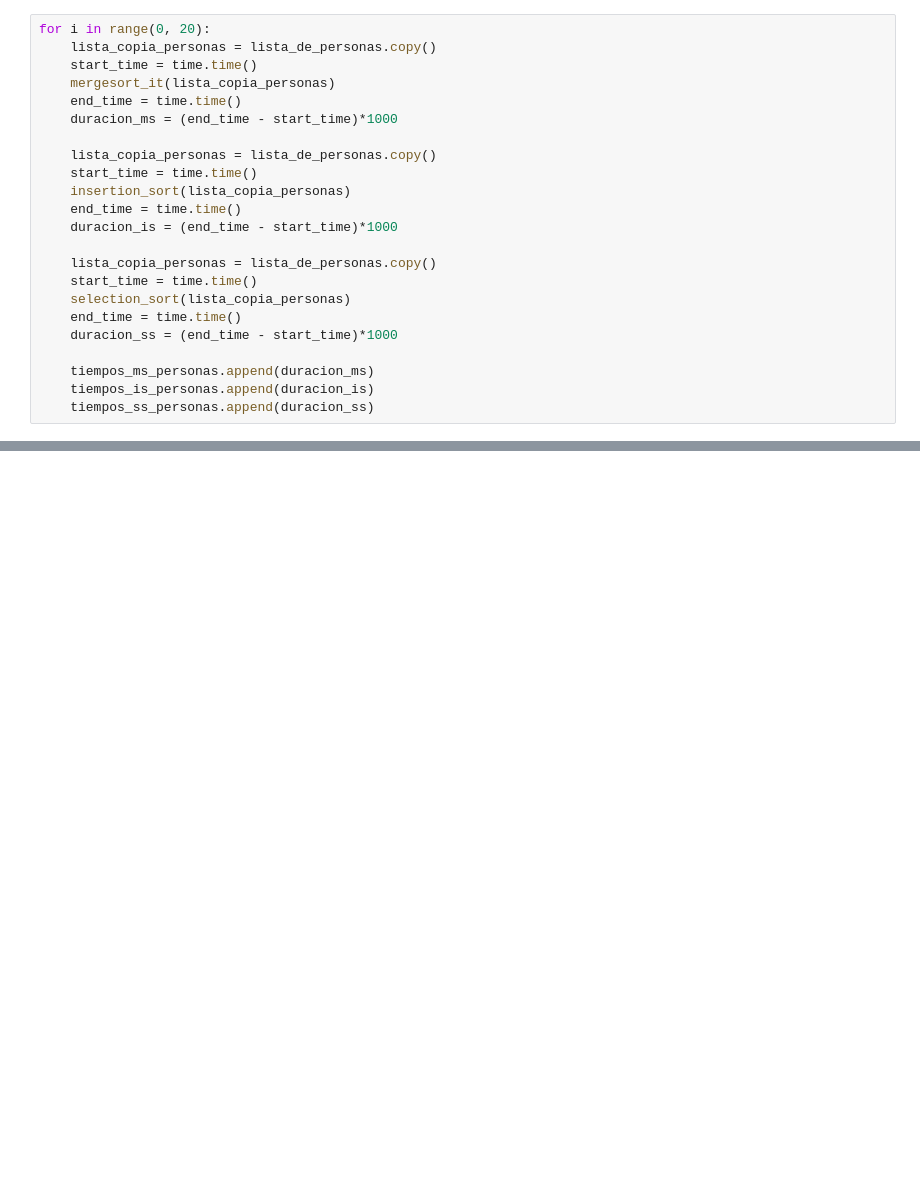
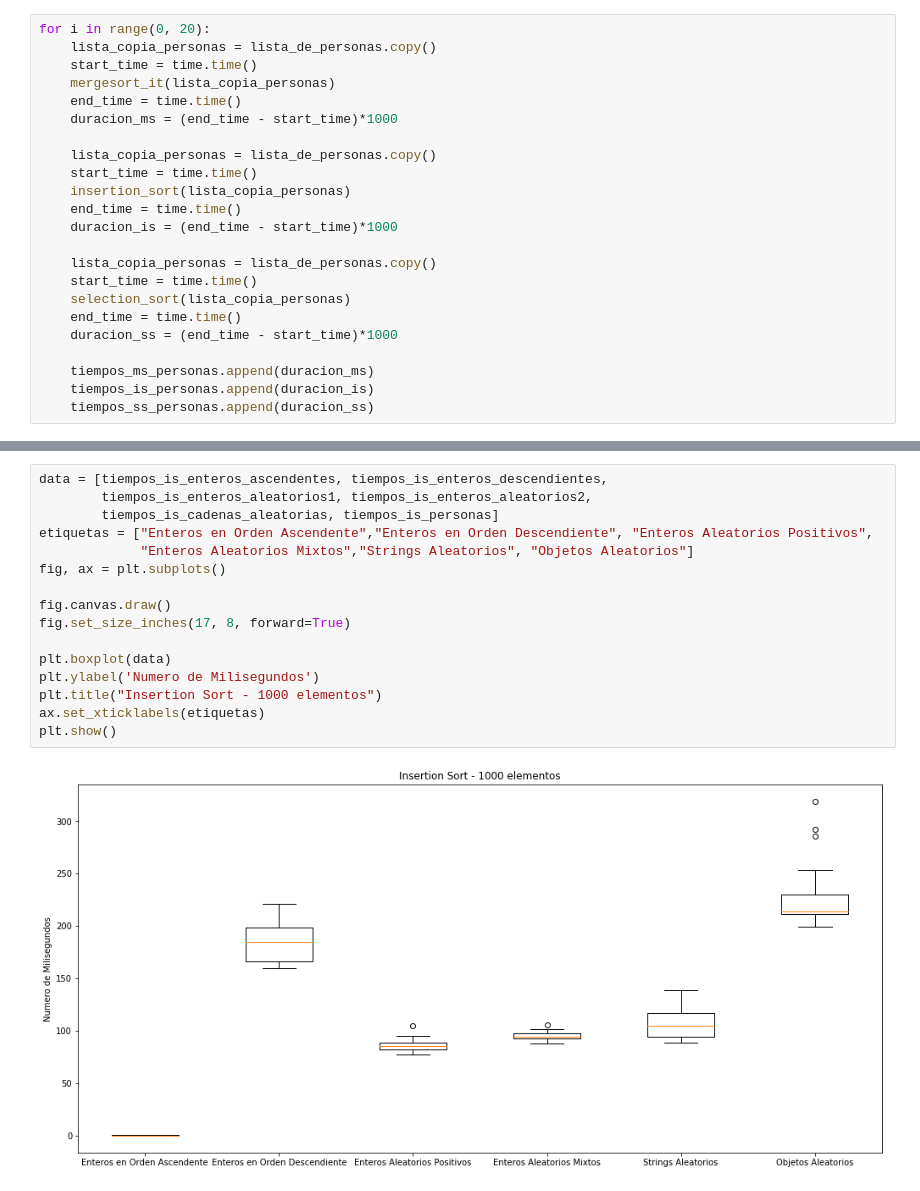
Before and after one commit to ElmerAdrianV/AnalisisAlgoritmosOrdenamiento, a Jupyter notebook: Jupyters/Pruebas y Boxplots de Ruben.ipynb, the cells around one changed output, grey strips where cells are left out. Saved outputs shown, nothing was run; the diff lists cells and outputs as text; blank space fills up the shorter version.

```diff
--- a/Jupyters/Pruebas y Boxplots de Ruben.ipynb
+++ b/Jupyters/Pruebas y Boxplots de Ruben.ipynb
@@ -493,0 +514,18 @@ plt.show()
+# %%
+data = [tiempos_is_enteros_ascendentes, tiempos_is_enteros_descendientes,
+        tiempos_is_enteros_aleatorios1, tiempos_is_enteros_aleatorios2,
+        tiempos_is_cadenas_aleatorias, tiempos_is_personas]
+etiquetas = ["Enteros en Orden Ascendente","Enteros en Orden Descendiente", "Enteros Aleatorios Positivos",
+             "Enteros Aleatorios Mixtos","Strings Aleatorios", "Objetos Aleatorios"]
+fig, ax = plt.subplots()
+
+fig.canvas.draw()
+fig.set_size_inches(17, 8, forward=True)
+
+plt.boxplot(data)
+plt.ylabel('Numero de Milisegundos')
+plt.title("Insertion Sort - 1000 elementos")
+ax.set_xticklabels(etiquetas)
+plt.show()
+# %% [output]
+[figure, added]
```
Also changed, not shown: parts of 10 cells of this notebook.
